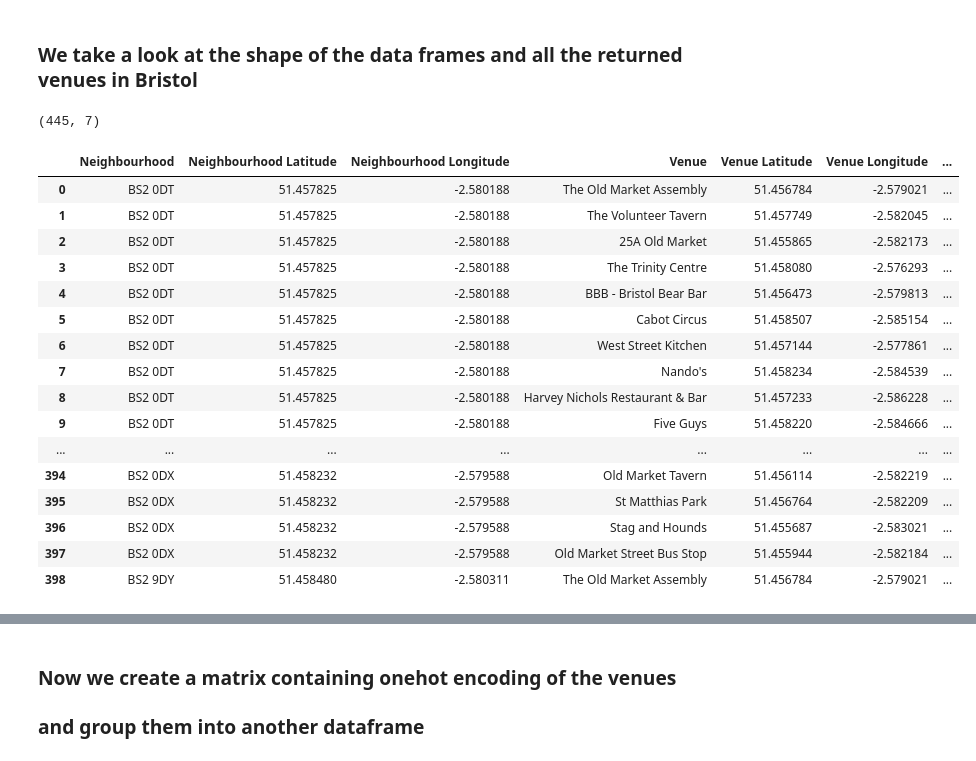
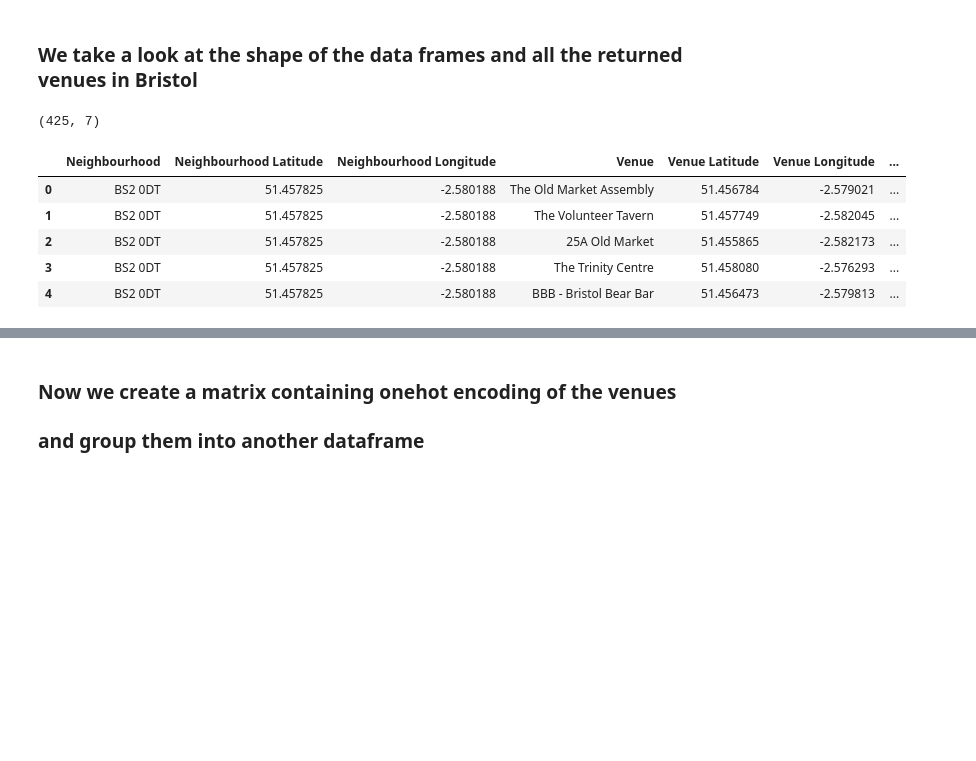
Before and after one commit to chriskan0305/Coursera_Capstone, a Jupyter notebook: Capstone Final Project-V2.ipynb, the cells around one changed output, grey strips where cells are left out. Drawn from its saved outputs; the diff is of its cells as text; code cells hidden in the pictures; blank space fills up the shorter version.

```diff
--- a/Capstone Final Project-V2.ipynb
+++ b/Capstone Final Project-V2.ipynb
@@ -1011,26 +1015,15 @@ BS2 9DY
 ### We take a look at the shape of the data frames and all the returned venues in Bristol
 # %%
 print(nearby_venues.shape)
-nearby_venues
+nearby_venues.head()
 # %% [output]
-(445, 7)
+(425, 7)
 |  | Neighbourhood | Neighbourhood Latitude | Neighbourhood Longitude | Venue | Venue Latitude | Venue Longitude | ... |
 | 0 | BS2 0DT | 51.457825 | -2.580188 | The Old Market Assembly | 51.456784 | -2.579021 | ... |
 | 1 | BS2 0DT | 51.457825 | -2.580188 | The Volunteer Tavern | 51.457749 | -2.582045 | ... |
 | 2 | BS2 0DT | 51.457825 | -2.580188 | 25A Old Market | 51.455865 | -2.582173 | ... |
 | 3 | BS2 0DT | 51.457825 | -2.580188 | The Trinity Centre | 51.458080 | -2.576293 | ... |
 | 4 | BS2 0DT | 51.457825 | -2.580188 | BBB - Bristol Bear Bar | 51.456473 | -2.579813 | ... |
-| 5 | BS2 0DT | 51.457825 | -2.580188 | Cabot Circus | 51.458507 | -2.585154 | ... |
-| 6 | BS2 0DT | 51.457825 | -2.580188 | West Street Kitchen | 51.457144 | -2.577861 | ... |
-| 7 | BS2 0DT | 51.457825 | -2.580188 | Nando's | 51.458234 | -2.584539 | ... |
-| 8 | BS2 0DT | 51.457825 | -2.580188 | Harvey Nichols Restaurant & Bar | 51.457233 | -2.586228 | ... |
-| 9 | BS2 0DT | 51.457825 | -2.580188 | Five Guys | 51.458220 | -2.584666 | ... |
-| ... | ... | ... | ... | ... | ... | ... | ... |
-| 394 | BS2 0DX | 51.458232 | -2.579588 | Old Market Tavern | 51.456114 | -2.582219 | ... |
-| 395 | BS2 0DX | 51.458232 | -2.579588 | St Matthias Park | 51.456764 | -2.582209 | ... |
-| 396 | BS2 0DX | 51.458232 | -2.579588 | Stag and Hounds | 51.455687 | -2.583021 | ... |
-| 397 | BS2 0DX | 51.458232 | -2.579588 | Old Market Street Bus Stop | 51.455944 | -2.582184 | ... |
-| 398 | BS2 9DY | 51.458480 | -2.580311 | The Old Market Assembly | 51.456784 | -2.579021 | ... |
 # %%
 nearby_venues.groupby('Neighbourhood').count()
 # %% [output]
```
Also changed, not shown: parts of 25 cells of this notebook, 3 other files.
